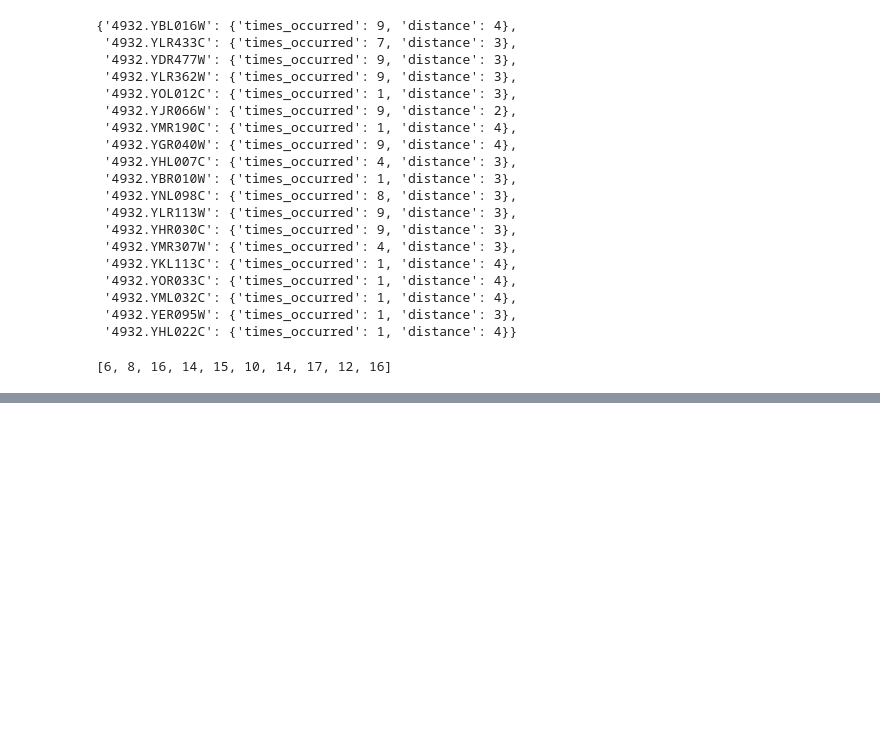
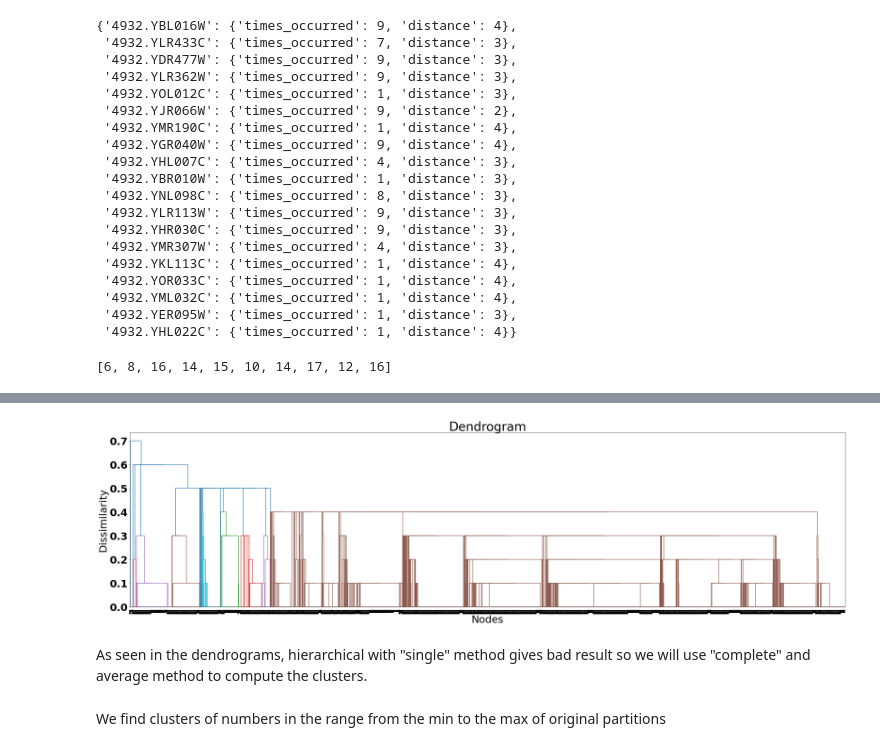
Before and after one commit to RenHLi/MATH3888, a Jupyter notebook: class_network.ipynb, the cells around one changed output, grey strips where cells are left out. Saved outputs shown, nothing was run; the diff lists cells and outputs as text; code cells hidden in the pictures; blank space fills up the shorter version.

```diff
--- a/class_network.ipynb
+++ b/class_network.ipynb
@@ -271,0 +333,13 @@ akt2.homologue_index
+# %%
+fig = plt.figure(figsize=(40, 10))
+dendrogram = sch.dendrogram(sch.linkage(condensed_dist, method = 'single')) # finding the optimal number of clusters using dendrogram
+plt.title('Dendrogram') # title of the dendrogram
+plt.xlabel('Nodes') # label of the x-axis
+plt.ylabel('Dissimilarity') # label of the y-axis
+plt.show() # show the dendrogram
+# %% [output]
+[figure, added]
+# %% [markdown]
+As seen in the dendrograms, hierarchical with "single" method gives bad result so we will use "complete" and average method to compute the clusters.
+# %% [markdown]
+We find clusters of numbers in the range from the min to the max of original partitions
```
Also changed, not shown: parts of 39 cells of this notebook, 1 other file.
